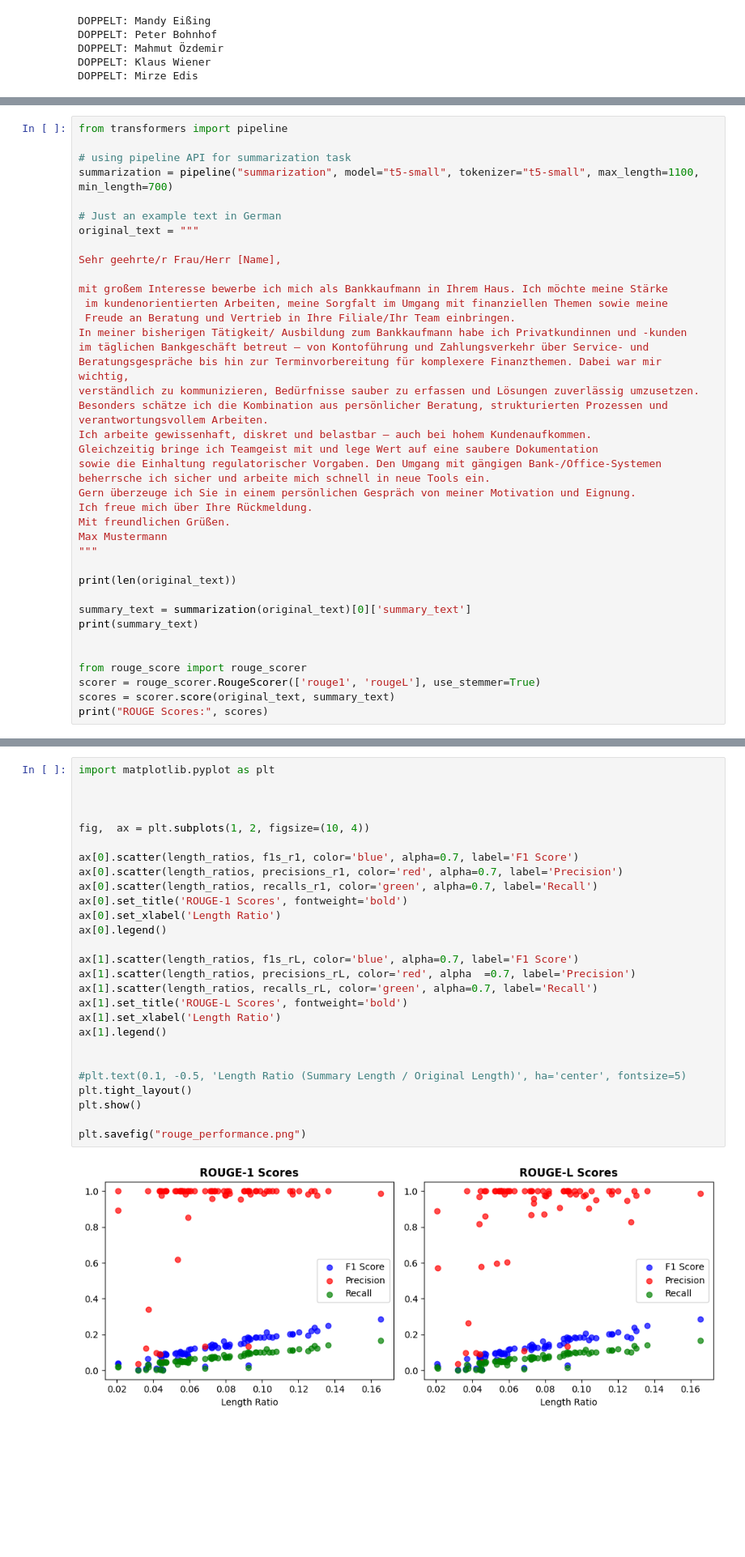
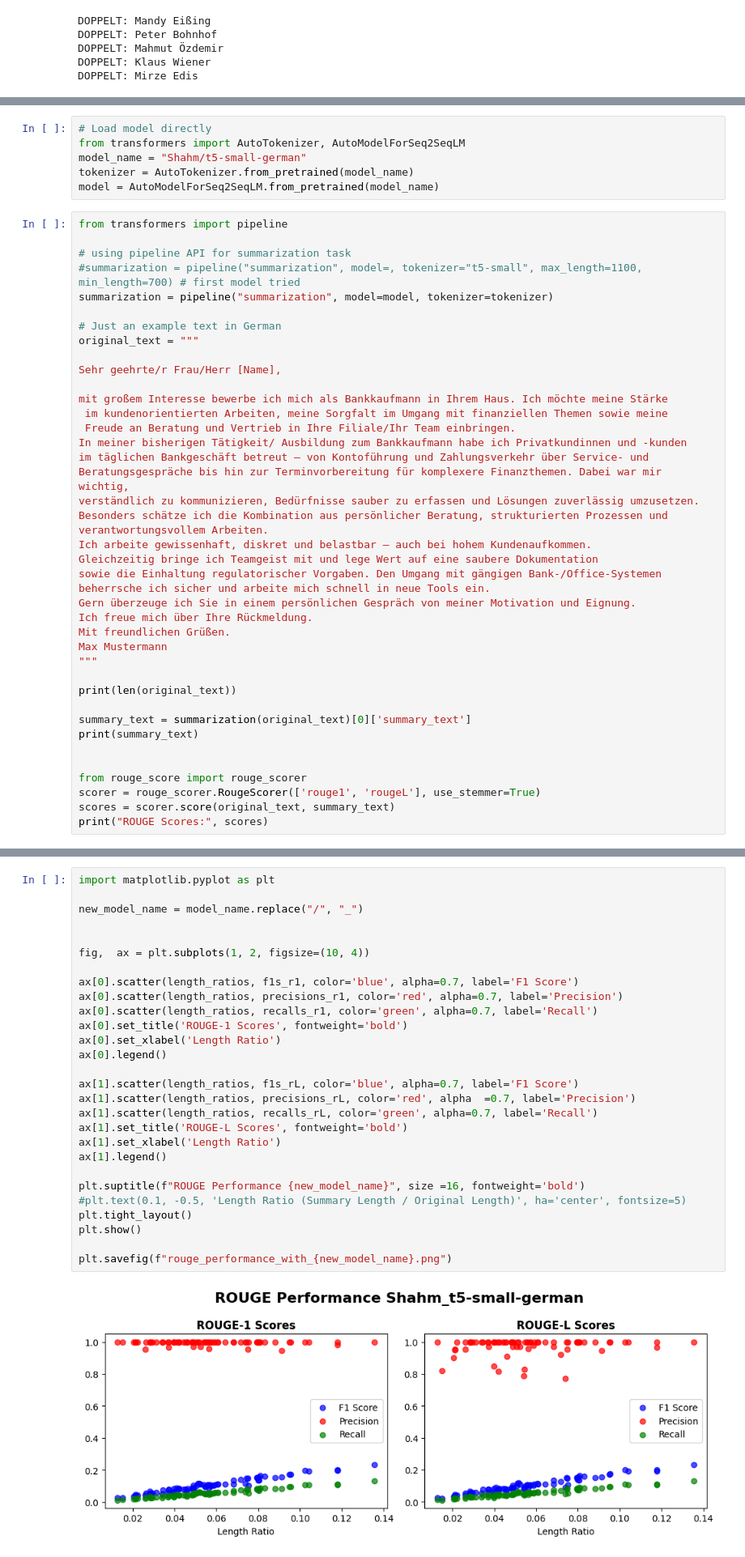
Before and after one commit to Roby290597/bundestag_speeches, a Jupyter notebook: results/text_summarization.ipynb, the cells around one changed output, grey strips where cells are left out. Shown at 81% size. Drawn from its saved outputs; the diff is of its cells as text; blank space fills up the shorter version.

```diff
--- a/results/text_summarization.ipynb
+++ b/results/text_summarization.ipynb
@@ -97,8 +104,15 @@ for speaker in all_speakers:
+# %%
+# Load model directly
+from transformers import AutoTokenizer, AutoModelForSeq2SeqLM
+model_name = "Shahm/t5-small-german"
+tokenizer = AutoTokenizer.from_pretrained(model_name)
+model = AutoModelForSeq2SeqLM.from_pretrained(model_name)
 # %%
 from transformers import pipeline
 
 # using pipeline API for summarization task
-summarization = pipeline("summarization", model="t5-small", tokenizer="t5-small", max_length=1100, min_length=700)
+#summarization = pipeline("summarization", model=, tokenizer="t5-small", max_length=1100, min_length=700) # first model tried
+summarization = pipeline("summarization", model=model, tokenizer=tokenizer)
 
 # Just an example text in German
 original_text = """
@@ -208,29 +488,30 @@ ROUGE Scores: Score(precision=1.0, recall=0.04583333333333333, fmeasure=0.087649
 # %%
 import matplotlib.pyplot as plt
 
+new_model_name = model_name.replace("/", "_")
 
 
 fig,  ax = plt.subplots(1, 2, figsize=(10, 4))
 
 ax[0].scatter(length_ratios, f1s_r1, color='blue', alpha=0.7, label='F1 Score')
 ax[0].scatter(length_ratios, precisions_r1, color='red', alpha=0.7, label='Precision')
 ax[0].scatter(length_ratios, recalls_r1, color='green', alpha=0.7, label='Recall')
 ax[0].set_title('ROUGE-1 Scores', fontweight='bold')
 ax[0].set_xlabel('Length Ratio')
 ax[0].legend()
 
 ax[1].scatter(length_ratios, f1s_rL, color='blue', alpha=0.7, label='F1 Score')
 ax[1].scatter(length_ratios, precisions_rL, color='red', alpha  =0.7, label='Precision')
 ax[1].scatter(length_ratios, recalls_rL, color='green', alpha=0.7, label='Recall')
 ax[1].set_title('ROUGE-L Scores', fontweight='bold')
 ax[1].set_xlabel('Length Ratio')
 ax[1].legend()
 
-
+plt.suptitle(f"ROUGE Performance {new_model_name}", size =16, fontweight='bold')
 #plt.text(0.1, -0.5, 'Length Ratio (Summary Length / Original Length)', ha='center', fontsize=5)
 plt.tight_layout()
 plt.show()
 
-plt.savefig("rouge_performance.png")
+plt.savefig(f"rouge_performance_with_{new_model_name}.png")
 # %% [output]
-[figure, old version]
+[figure, new version]
```
Also changed, not shown: parts of 10 cells of this notebook, 5 other files.
